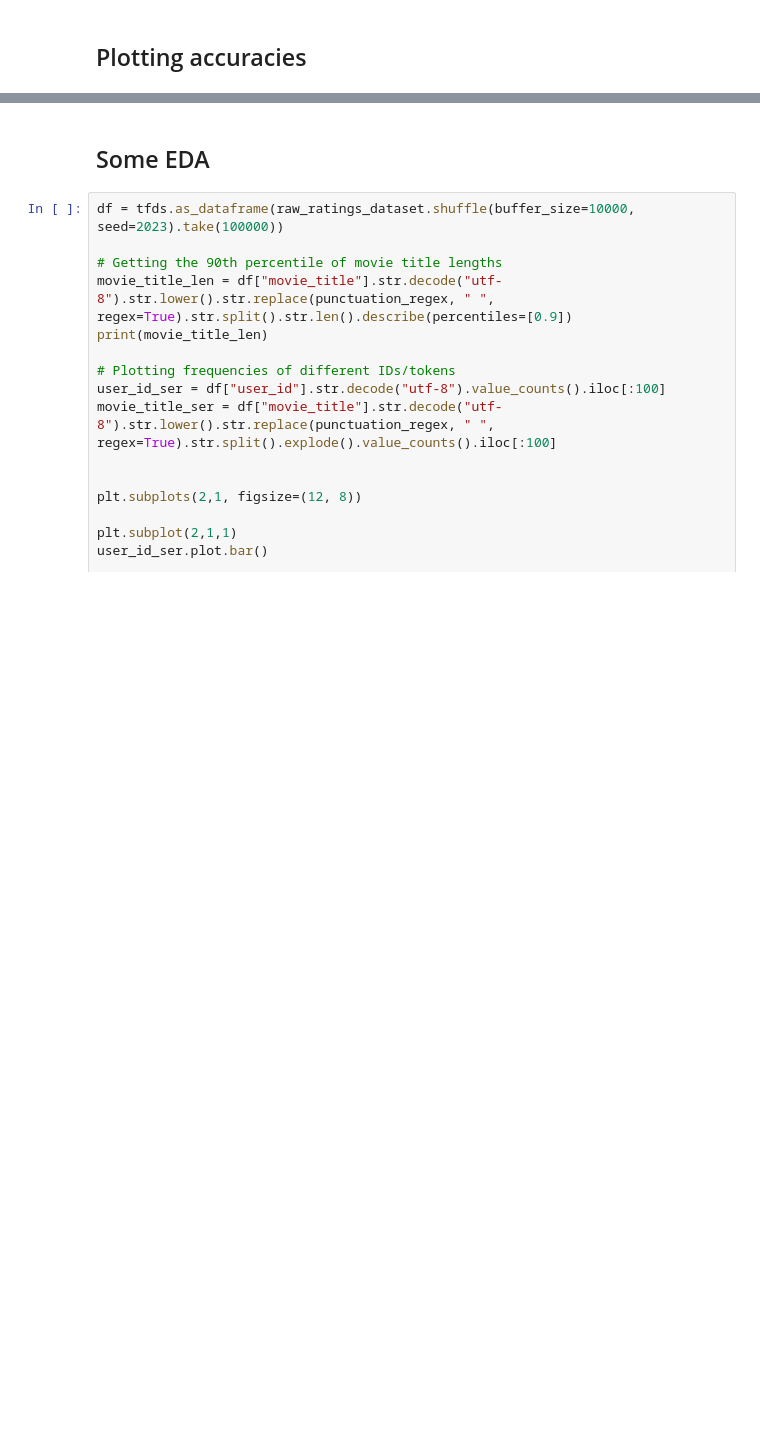
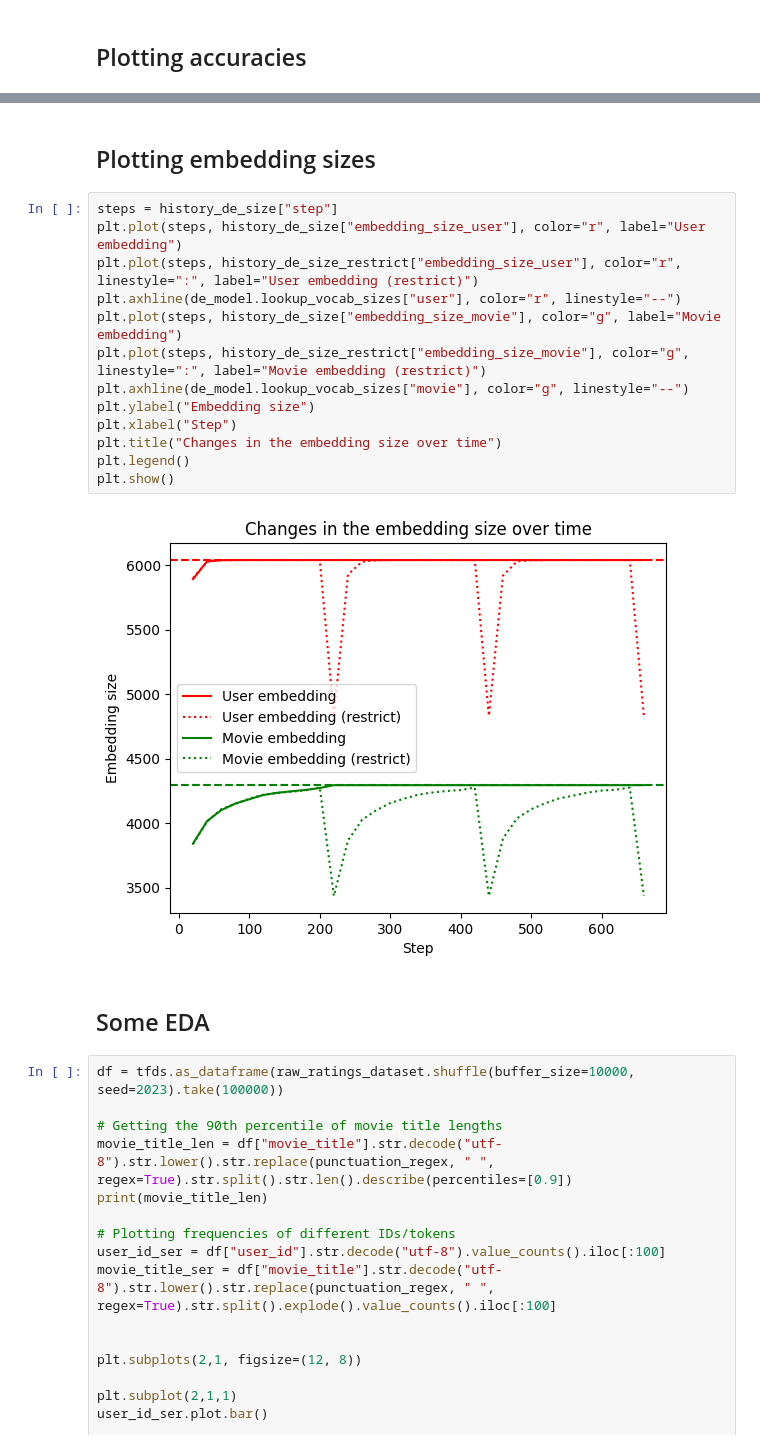
Before and after one commit to thushv89/tfra-tutorial, a Jupyter notebook: movielens_dynamic_embedding_tutorial.ipynb, the cells around one changed output, grey strips where cells are left out. Saved outputs shown, nothing was run; the diff lists cells and outputs as text; blank space fills up the shorter version.

```diff
--- a/movielens_dynamic_embedding_tutorial.ipynb
+++ b/movielens_dynamic_embedding_tutorial.ipynb
@@ -547,3 +590,20 @@ Text(0.5, 1.0, 'Model accuracy with and wo dynamic embeddings')
+# %% [markdown]
+## Plotting embedding sizes
+# %%
+steps = history_de_size["step"]
+plt.plot(steps, history_de_size["embedding_size_user"], color="r", label="User embedding")
+plt.plot(steps, history_de_size_restrict["embedding_size_user"], color="r", linestyle=":", label="User embedding (restrict)")
+plt.axhline(de_model.lookup_vocab_sizes["user"], color="r", linestyle="--")
+plt.plot(steps, history_de_size["embedding_size_movie"], color="g", label="Movie embedding")
+plt.plot(steps, history_de_size_restrict["embedding_size_movie"], color="g", linestyle=":", label="Movie embedding (restrict)")
+plt.axhline(de_model.lookup_vocab_sizes["movie"], color="g", linestyle="--")
+plt.ylabel("Embedding size")
+plt.xlabel("Step")
+plt.title("Changes in the embedding size over time")
+plt.legend()
+plt.show()
+# %% [output]
+[figure, new version]
 # %% [markdown]
 ## Some EDA
 # %%
```
Also changed, not shown: parts of 15 cells of this notebook, 1 other file.
